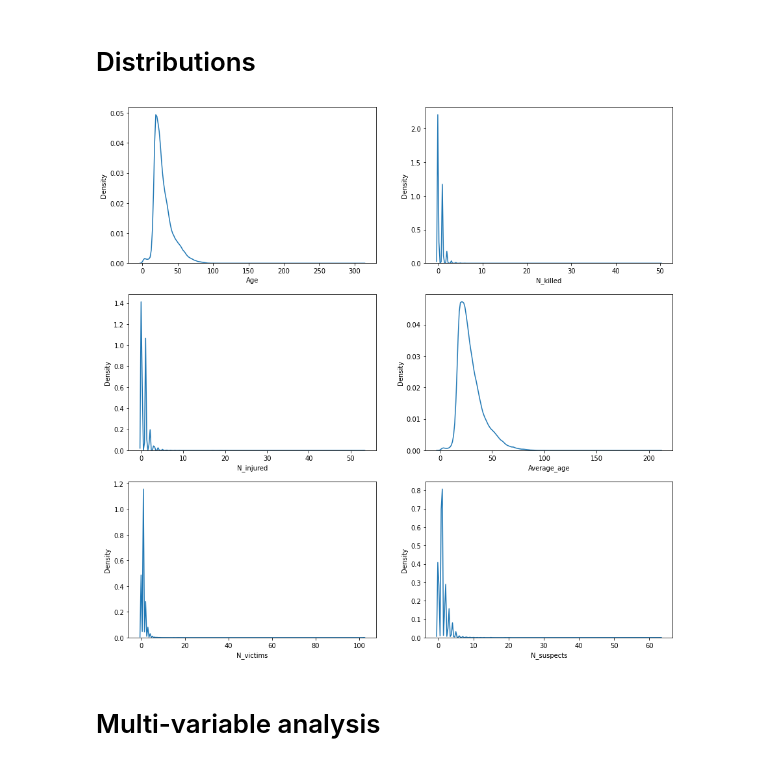
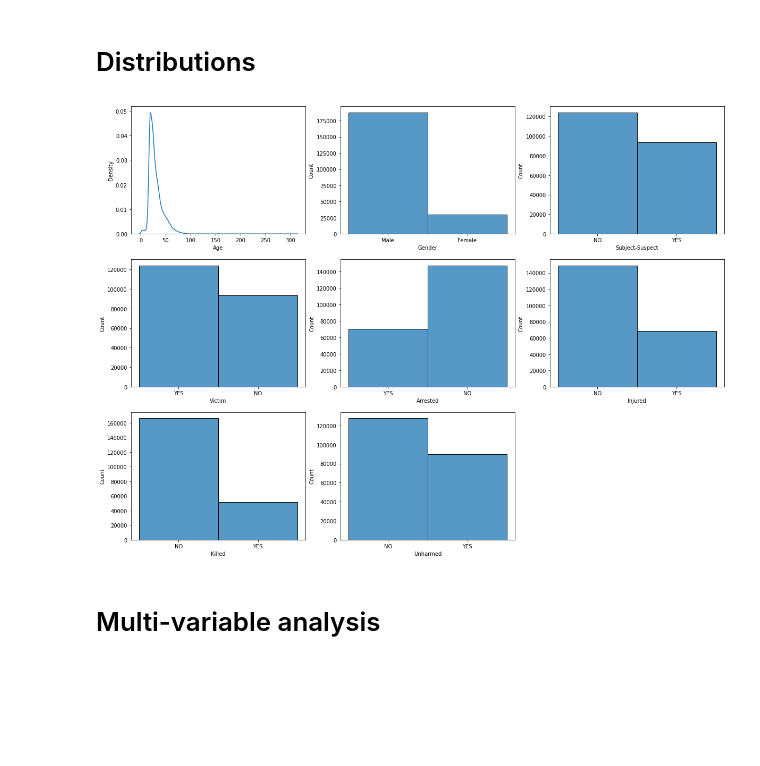
Before and after one commit to LuisG0/gun_violence_dataset, a Jupyter notebook: exploratory_analysis_people_vanessa.ipynb, the cells around one changed output. Drawn from its saved outputs; the diff is of its cells as text; code cells hidden in the pictures; blank space fills up the shorter version.

```diff
--- a/exploratory_analysis_people_vanessa.ipynb
+++ b/exploratory_analysis_people_vanessa.ipynb
@@ -7,6 +7,8 @@ import sklearn as sk
 # %%
 data = pd.read_csv('./gun_violence_dataset/people_dataset.csv', index_col=0)
 
+data = data[data.Gender != 'Male, female']
+
 data.head()
 # %% [output]
 |  | Age | Age_group | Gender | Incident_id | State | City_or_county | N_killed | N_injured | Average_age | ... |
@@ -62,29 +64,35 @@ sns.heatmap(data.corr(), annot=True)
 # %% [markdown]
 # Distributions
 # %%
-fig = plt.figure(figsize=(15, 15))
+fig = plt.figure(figsize=(20, 15))
 
-ax = fig.add_subplot(3, 2, 1)
+ax = fig.add_subplot(3, 3, 1)
 sns.kdeplot(data.Age)
 
-ax = fig.add_subplot(3, 2, 2)
-sns.kdeplot(data.N_killed)
+ax = fig.add_subplot(3, 3, 2)
+sns.histplot(data.Gender)
 
-ax = fig.add_subplot(3, 2, 3)
-sns.kdeplot(data.N_injured)
+ax = fig.add_subplot(3, 3, 3)
+sns.histplot(data['Subject-Suspect'].map({0: 'NO', 1: 'YES'}))
 
-ax = fig.add_subplot(3, 2, 4)
-sns.kdeplot(data.Average_age)
+ax = fig.add_subplot(3, 3, 4)
+sns.histplot(data['Victim'].map({0: 'NO', 1: 'YES'}))
 
-ax = fig.add_subplot(3, 2, 5)
-sns.kdeplot(data.N_victims)
+ax = fig.add_subplot(3, 3, 5)
+sns.histplot(data['Arrested'].map({0: 'NO', 1: 'YES'}))
 
-ax = fig.add_subplot(3, 2, 6)
-sns.kdeplot(data.N_suspects)
+ax = fig.add_subplot(3, 3, 6)
+sns.histplot(data['Injured'].map({0: 'NO', 1: 'YES'}))
+
+ax = fig.add_subplot(3, 3, 7)
+sns.histplot(data['Killed'].map({0: 'NO', 1: 'YES'}))
+
+ax = fig.add_subplot(3, 3, 8)
+sns.histplot(data['Unharmed'].map({0: 'NO', 1: 'YES'}))
 
 plt.show()
 # %% [output]
-[figure, old version]
+[figure, new version]
 # %% [markdown]
 # Multi-variable analysis
 # %%
```
Also changed, not shown: parts of 2 cells of this notebook, 4 other files.
